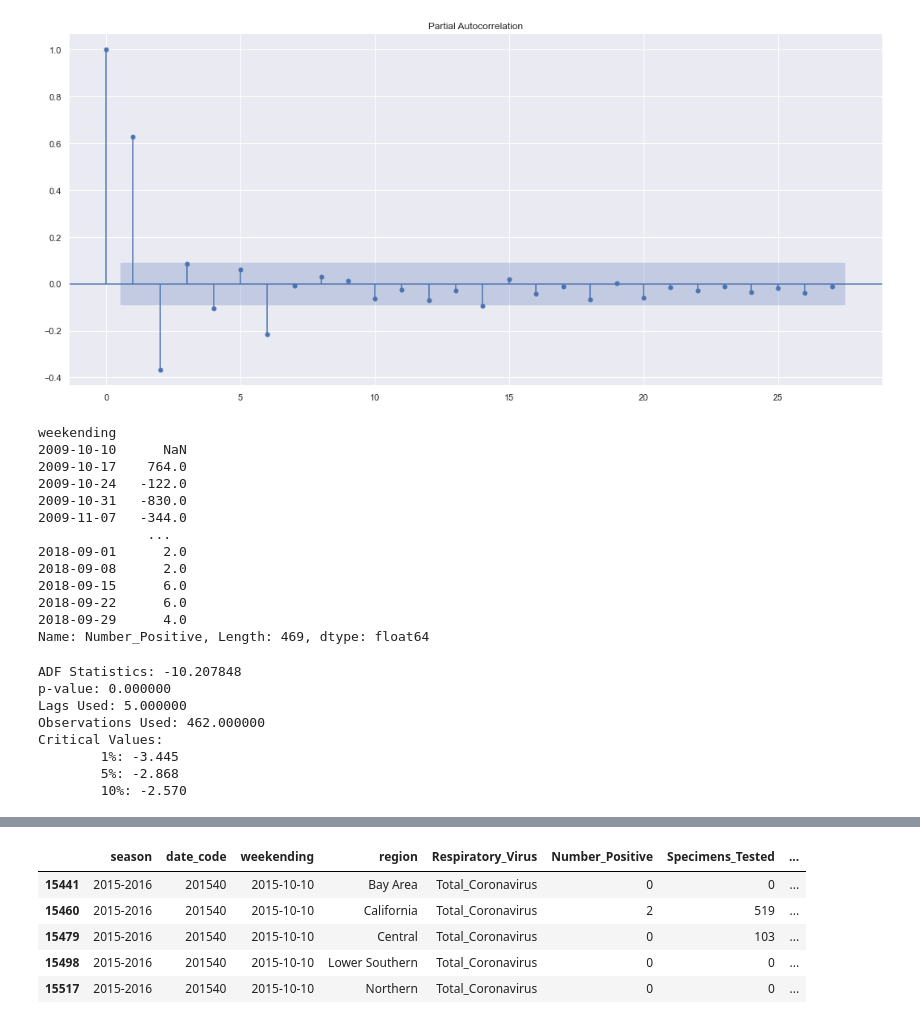
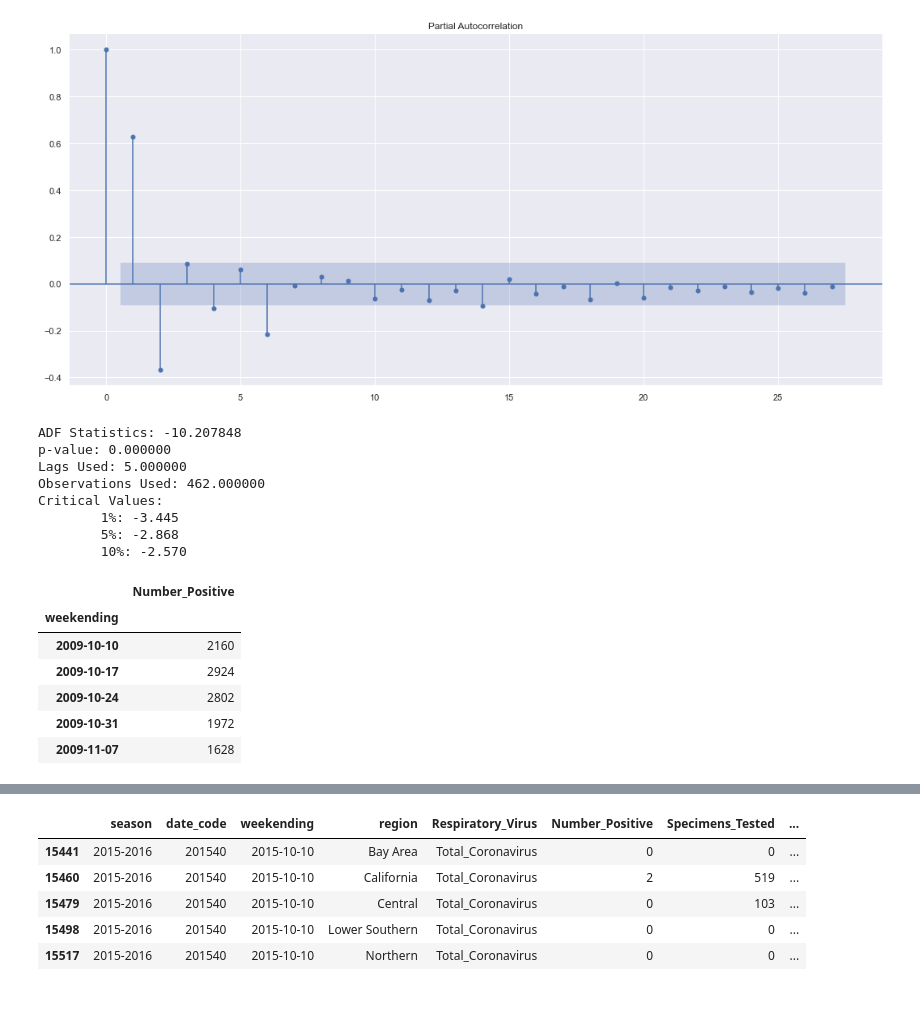
Before and after one commit to danypark91/ts_sarimax, a Jupyter notebook: flu.ipynb, the cells around one changed output, grey strips where cells are left out. Cells and saved outputs as stored; diff of their text form; code cells hidden in the pictures.

```diff
--- a/flu.ipynb
+++ b/flu.ipynb
@@ -241,22 +241,6 @@ plot_pacf(df_inf_pos_diff.dropna(), ax=ax3);
 [figure]
 [figure]
 [figure]
-# %%
-df_inf_pos_diff
-# %% [output]
-weekending
-2009-10-10      NaN
-2009-10-17    764.0
-2009-10-24   -122.0
-2009-10-31   -830.0
-2009-11-07   -344.0
-              ...
-2018-09-01      2.0
-2018-09-08      2.0
-2018-09-15      6.0
-2018-09-22      6.0
-2018-09-29      4.0
-Name: Number_Positive, Length: 469, dtype: float64
 # %%
 # Augmented Dickey-Fuller Test: Stationarity
 from statsmodels.tsa.stattools import adfuller
@@ -287,3 +271,15 @@ Critical Values:
         1%: -3.445
         5%: -2.868
         10%: -2.570
+# %%
+# Converting into the dataframe
+df_inf_pos = df_inf_pos.rename_axis('weekending').to_frame('Number_Positive')
+df_inf_pos.head(5)
+# %% [output]
+|  | Number_Positive |
+| weekending |  |
+| 2009-10-10 | 2160 |
+| 2009-10-17 | 2924 |
+| 2009-10-24 | 2802 |
+| 2009-10-31 | 1972 |
+| 2009-11-07 | 1628 |
```
Also changed, not shown: parts of 2 cells of this notebook.
